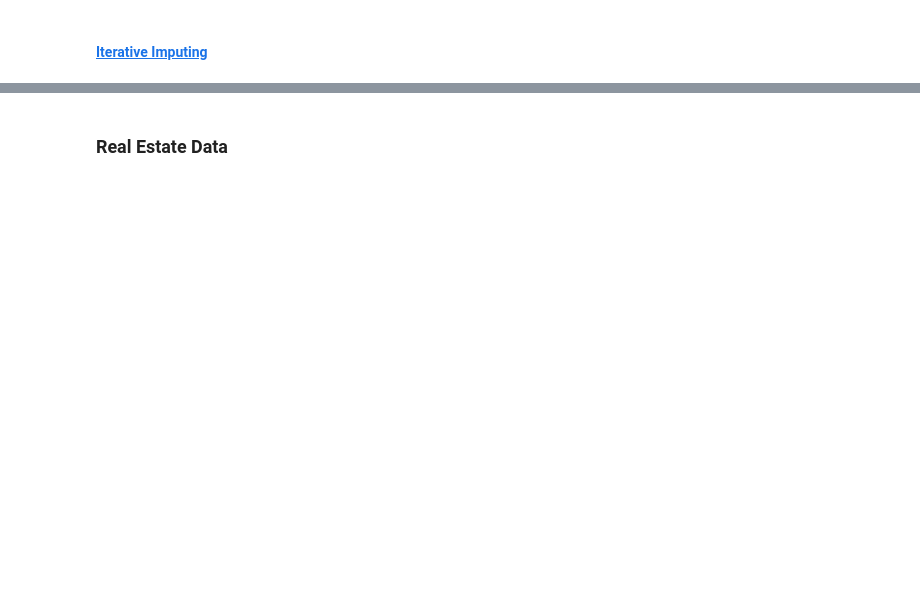
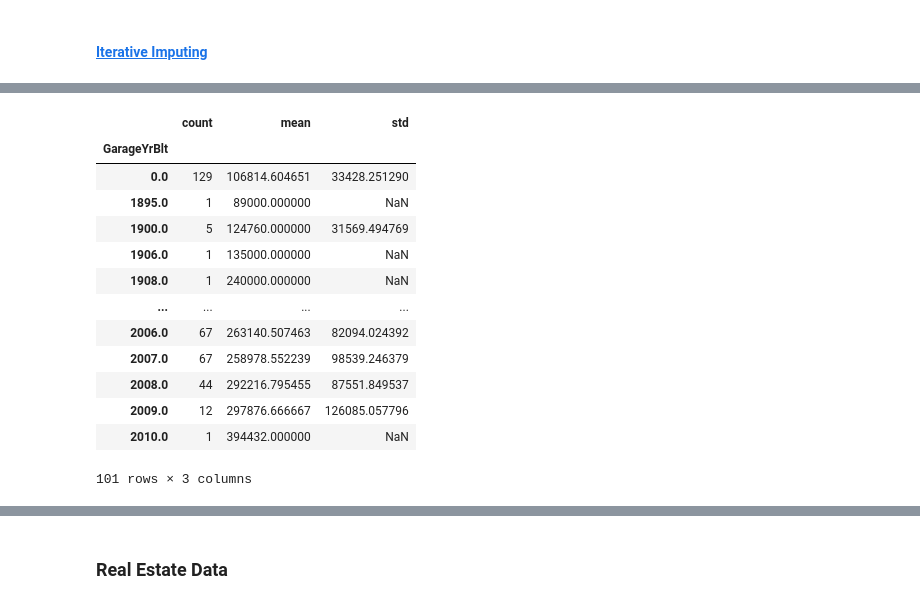
Before and after one commit to hzeig/ames-housing-predictions, a Jupyter notebook: HADAR/Cleaning.ipynb, the cells around one changed output, grey strips where cells are left out. Drawn from its saved outputs; the diff is of its cells as text; code cells hidden in the pictures; blank space fills up the shorter version.

Commit message:
House Price OneHot

```diff
--- a/HADAR/Cleaning.ipynb
+++ b/HADAR/Cleaning.ipynb
@@ -115,7 +205,22 @@ housePrice.groupby('GarageFinish')['SalePrice'].agg(['count','mean','std'])
 # %%
 hp_dict['GarageYrBlt']
-housePrice.GarageYrBlt = housePrice.GarageYrBlt.fillna('none')
+housePrice.GarageYrBlt = housePrice.GarageYrBlt.fillna(0)
 housePrice.groupby('GarageYrBlt')['SalePrice'].agg(['count','mean','std'])
+# %% [output]
+|  | count | mean | std |
+| GarageYrBlt |  |  |  |
+| 0.0 | 129 | 106814.604651 | 33428.251290 |
+| 1895.0 | 1 | 89000.000000 | NaN |
+| 1900.0 | 5 | 124760.000000 | 31569.494769 |
+| 1906.0 | 1 | 135000.000000 | NaN |
+| 1908.0 | 1 | 240000.000000 | NaN |
+| ... | ... | ... | ... |
+| 2006.0 | 67 | 263140.507463 | 82094.024392 |
+| 2007.0 | 67 | 258978.552239 | 98539.246379 |
+| 2008.0 | 44 | 292216.795455 | 87551.849537 |
+| 2009.0 | 12 | 297876.666667 | 126085.057796 |
+| 2010.0 | 1 | 394432.000000 | NaN |
+101 rows × 3 columns
 # %%
 hp_dict['GarageType']
 housePrice.GarageType = housePrice.GarageType.fillna('none')
```
Also changed, not shown: parts of 128 cells of this notebook, 1 other file.
